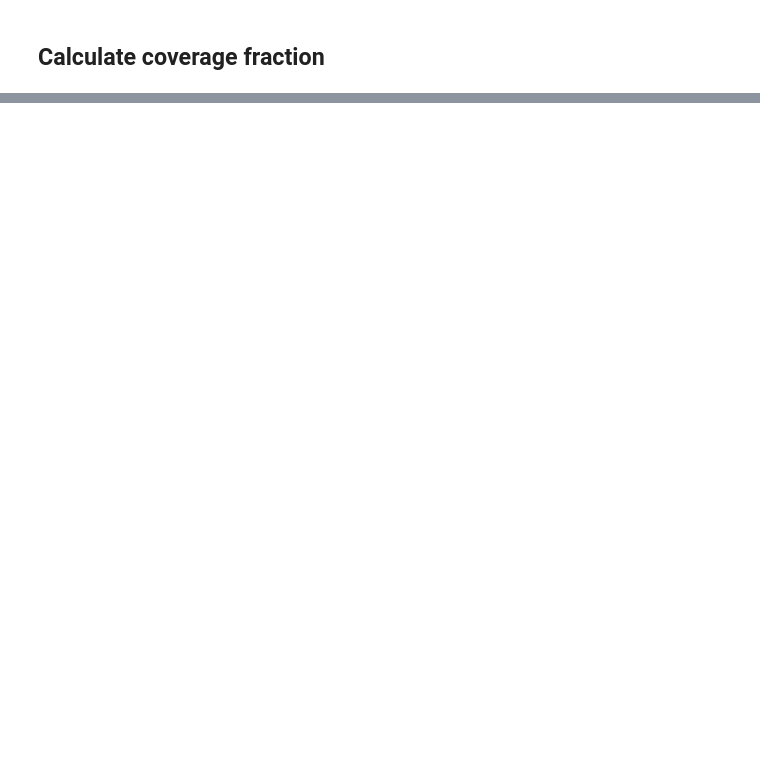
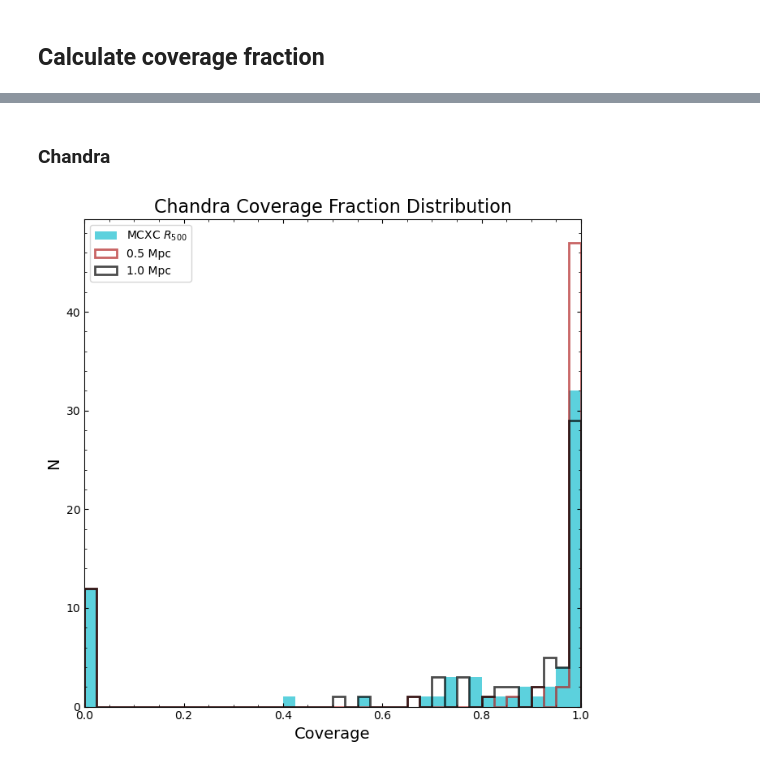
Before and after one commit to LoVoCCS/X-LoVoCCS-Analyses, a Jupyter notebook: notebooks/position_coverage/coverage_fractions.ipynb, the cells around one changed output, grey strips where cells are left out. Drawn from its saved outputs; the diff is of its cells as text; code cells hidden in the pictures; blank space fills up the shorter version.

Commit message:
Added the complete coverage fraction calculation notebook

```diff
--- a/notebooks/position_coverage/coverage_fractions.ipynb
+++ b/notebooks/position_coverage/coverage_fractions.ipynb
@@ -126,0 +172,10 @@ KeyError: 'LoVoCCS_name'
+# %%
+lovoccs_cov_fracs = {}
+with tqdm(desc="Calculating coverage fractions", total=len(samp)) as onwards:
+    for row_ind, row in samp.iterrows():
+        cov_info = cov_calc(row, oth_ap_rad, show_mask_cov_maps=False)
+        # We strip out the results for RASS, as they are a) unnecessary, and b) unreliable with a particular
+        #  of the coverage maps as we oversampled the pixel scale of the RASS exposure maps
+        del cov_info['rosat_all_sky']
+        lovoccs_cov_fracs[row['LoVoCCS_name']] = cov_info
+        onwards.update(1)
@@ -126,0 +186,6 @@ KeyError: 'LoVoCCS_name'
+# %%
+for_df = {n: {mn+"_"+str(apn).replace(" ", ""): tfs[mn][apn] for mn in tfs for apn in tfs[mn]}
+          for n, tfs in lovoccs_cov_fracs.items()}
+cov_df = pd.DataFrame.from_dict(for_df, orient='index')
+cov_df.to_csv("../../outputs/results/mission_coverage_fractions.csv", index=False)
+cov_df
@@ -126,0 +225,4 @@ KeyError: 'LoVoCCS_name'
+# %%
+r500_col = 'tab:cyan'
+const_05mpc_col = 'firebrick'
+const_1mpc_col = 'black'
@@ -126,0 +231,3 @@ KeyError: 'LoVoCCS_name'
+# %%
+cov_bins = np.linspace(0, 1, 41)
+cov_bins
@@ -126,0 +265,25 @@ KeyError: 'LoVoCCS_name'
+# %% [markdown]
+### Chandra
+# %%
+plt.figure(figsize=(7, 7))
+plt.minorticks_on()
+plt.tick_params(which='both', direction='in', top=True, right=True)
+
+plt.hist(cov_df['chandra_MCXC_R500'], bins=cov_bins, label=r"MCXC $R_{500}$", color=r500_col, alpha=0.7,
+         histtype="stepfilled")
+plt.hist(cov_df['chandra_0.5Mpc'], bins=cov_bins, label=r"0.5 Mpc", color=const_05mpc_col, alpha=0.7,
+         histtype="step", linewidth=2.)
+plt.hist(cov_df['chandra_1.0Mpc'], bins=cov_bins, label=r"1.0 Mpc", color=const_1mpc_col, alpha=0.7,
+         histtype="step", linewidth=2.)
+
+plt.title("Chandra Coverage Fraction Distribution", fontsize=16)
+plt.ylabel("N", fontsize=14)
+plt.xlabel("Coverage", fontsize=14)
+
+plt.xlim(0, 1)
+plt.legend(loc='best')
+plt.tight_layout()
+plt.savefig("../../outputs/figures/coverage_fractions/chandra_coverage.pdf")
+plt.show()
+# %% [output]
+[figure, added]
```
Also changed, not shown: parts of 29 cells of this notebook.
